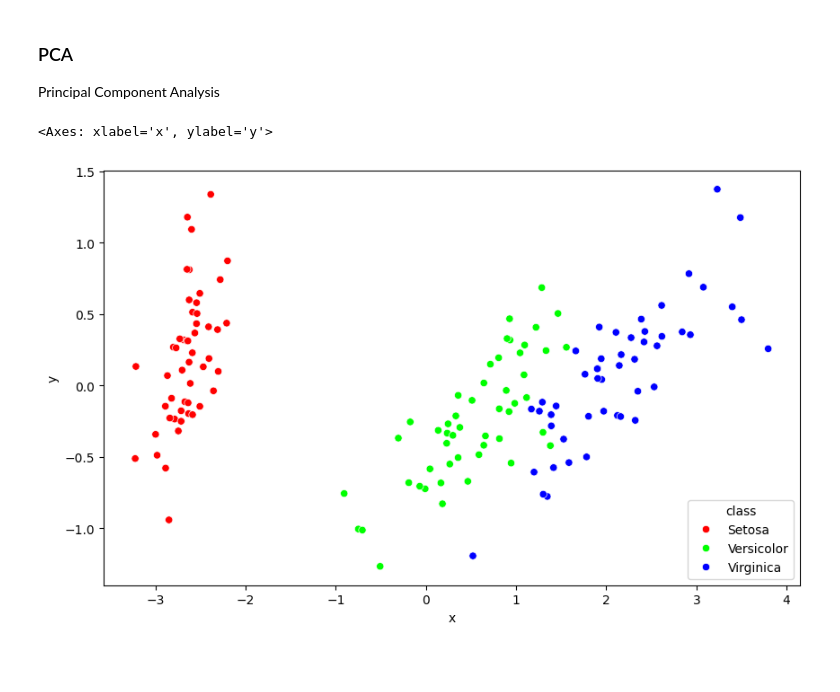
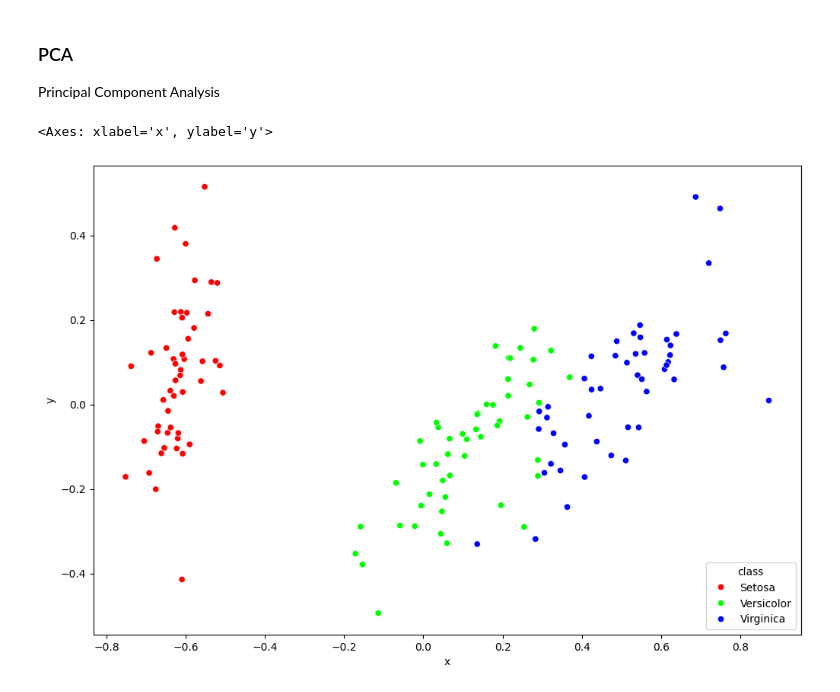
Before and after one commit to AvaAvarai/DataAnalysisNotebook, a Jupyter notebook: notebook.ipynb, the cells around one changed output. Saved outputs shown, nothing was run; the diff lists cells and outputs as text; code cells hidden in the pictures; blank space fills up the shorter version.

```diff
--- a/notebook.ipynb
+++ b/notebook.ipynb
@@ -239,23 +239,23 @@ Principal Component Analysis
 # %%
 # visualize the data with PCA
 
 # Create a PCA object
 pca = PCA(n_components=2)
 
 # Fit and transform the data
-X_2d = pca.fit_transform(df[columns])
+X_2d = pca.fit_transform(df_normalized[columns])
 
 # Create a DataFrame with the 2D data
 df_2d = pd.DataFrame(X_2d, columns=['x', 'y'])
 
 # Add the 'class' column to the DataFrame
 df_2d['class'] = df['class']
 
 # set size
 plt.figure(figsize=fsize)
 
 # Create a scatter plot of the 2D data
 sns.scatterplot(x='x', y='y', hue='class', data=df_2d, palette=cmap)
 # %% [output]
 <Axes: xlabel='x', ylabel='y'>
-[figure, old version]
+[figure, new version]
```
Also changed, not shown: parts of 4 cells of this notebook, 1 other file.
